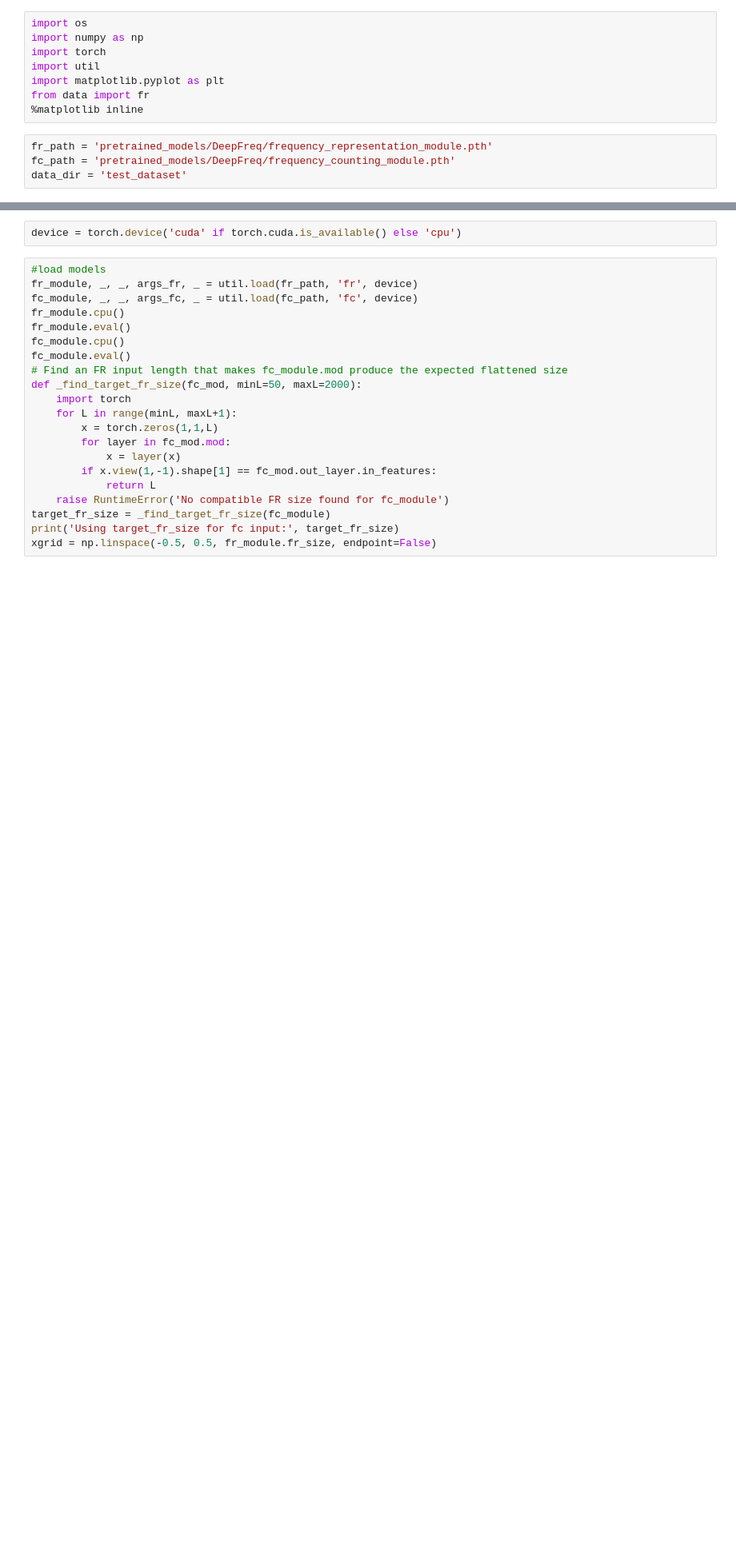
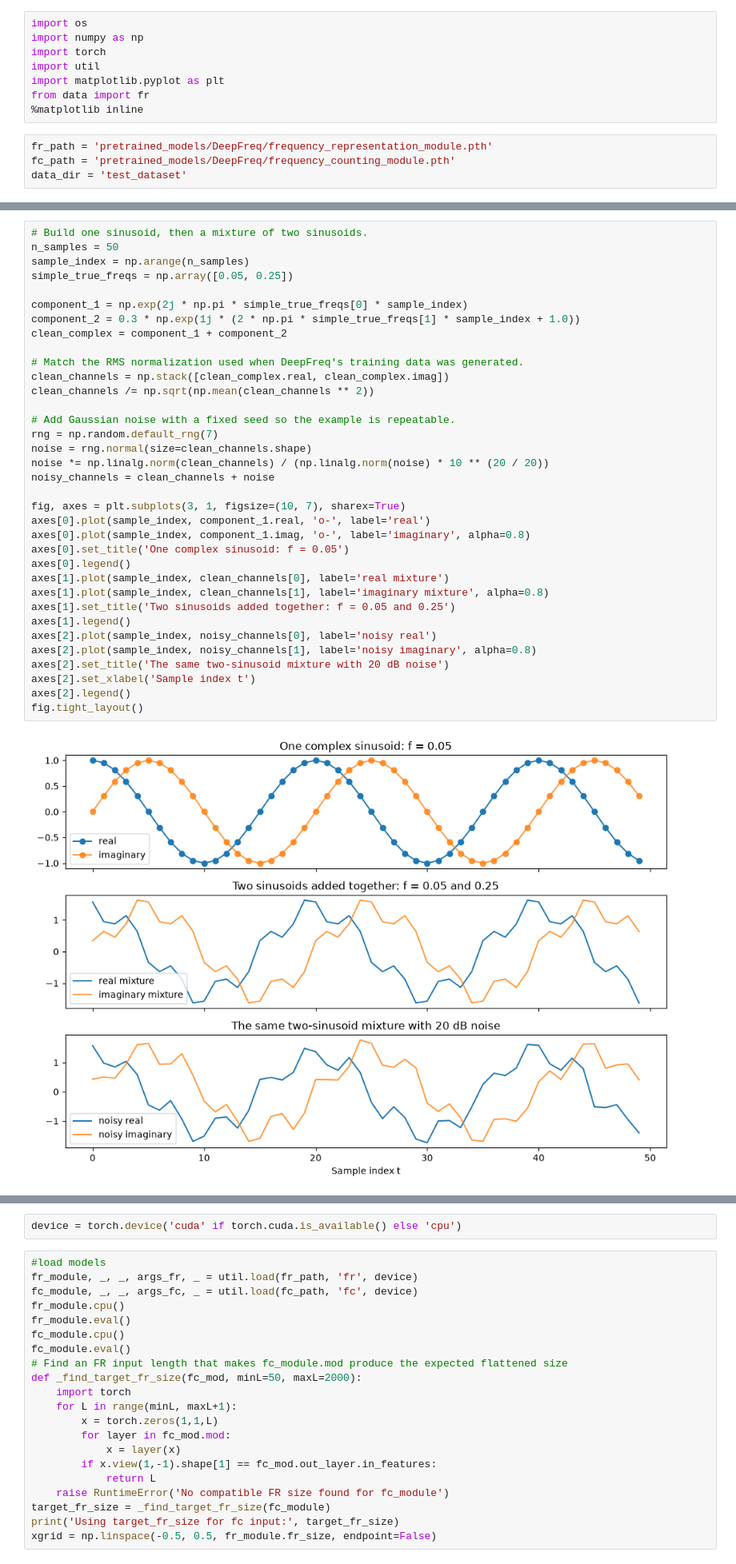
Before and after one commit to enqisg/deepfreq, a Jupyter notebook: executed_example.ipynb, the cells around one changed output, grey strips where cells are left out. Shown at 80% size. Drawn from its saved outputs; the diff is of its cells as text; blank space fills up the shorter version.

```diff
--- a/executed_example.ipynb
+++ b/executed_example.ipynb
@@ -36,0 +39,37 @@ PyTorch uses a CUDA GPU when one is available; otherwise it uses the CPU. This s
+# %%
+# Build one sinusoid, then a mixture of two sinusoids.
+n_samples = 50
+sample_index = np.arange(n_samples)
+simple_true_freqs = np.array([0.05, 0.25])
+
+component_1 = np.exp(2j * np.pi * simple_true_freqs[0] * sample_index)
+component_2 = 0.3 * np.exp(1j * (2 * np.pi * simple_true_freqs[1] * sample_index + 1.0))
+clean_complex = component_1 + component_2
+
+# Match the RMS normalization used when DeepFreq's training data was generated.
+clean_channels = np.stack([clean_complex.real, clean_complex.imag])
+clean_channels /= np.sqrt(np.mean(clean_channels ** 2))
+
+# Add Gaussian noise with a fixed seed so the example is repeatable.
+rng = np.random.default_rng(7)
+noise = rng.normal(size=clean_channels.shape)
+noise *= np.linalg.norm(clean_channels) / (np.linalg.norm(noise) * 10 ** (20 / 20))
+noisy_channels = clean_channels + noise
+
+fig, axes = plt.subplots(3, 1, figsize=(10, 7), sharex=True)
+axes[0].plot(sample_index, component_1.real, 'o-', label='real')
+axes[0].plot(sample_index, component_1.imag, 'o-', label='imaginary', alpha=0.8)
+axes[0].set_title('One complex sinusoid: f = 0.05')
+axes[0].legend()
+axes[1].plot(sample_index, clean_channels[0], label='real mixture')
+axes[1].plot(sample_index, clean_channels[1], label='imaginary mixture', alpha=0.8)
+axes[1].set_title('Two sinusoids added together: f = 0.05 and 0.25')
+axes[1].legend()
+axes[2].plot(sample_index, noisy_channels[0], label='noisy real')
+axes[2].plot(sample_index, noisy_channels[1], label='noisy imaginary', alpha=0.8)
+axes[2].set_title('The same two-sinusoid mixture with 20 dB noise')
+axes[2].set_xlabel('Sample index t')
+axes[2].legend()
+fig.tight_layout()
+# %% [output]
+[figure, added]
```
Also changed, not shown: parts of 12 cells of this notebook.
